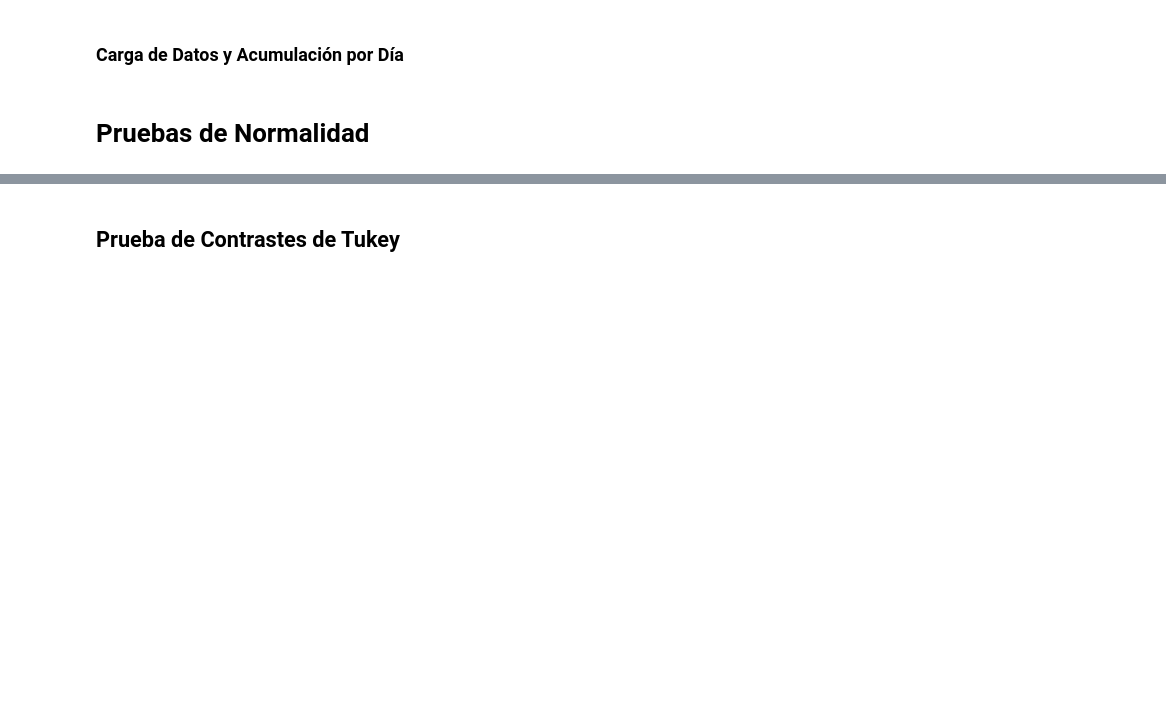
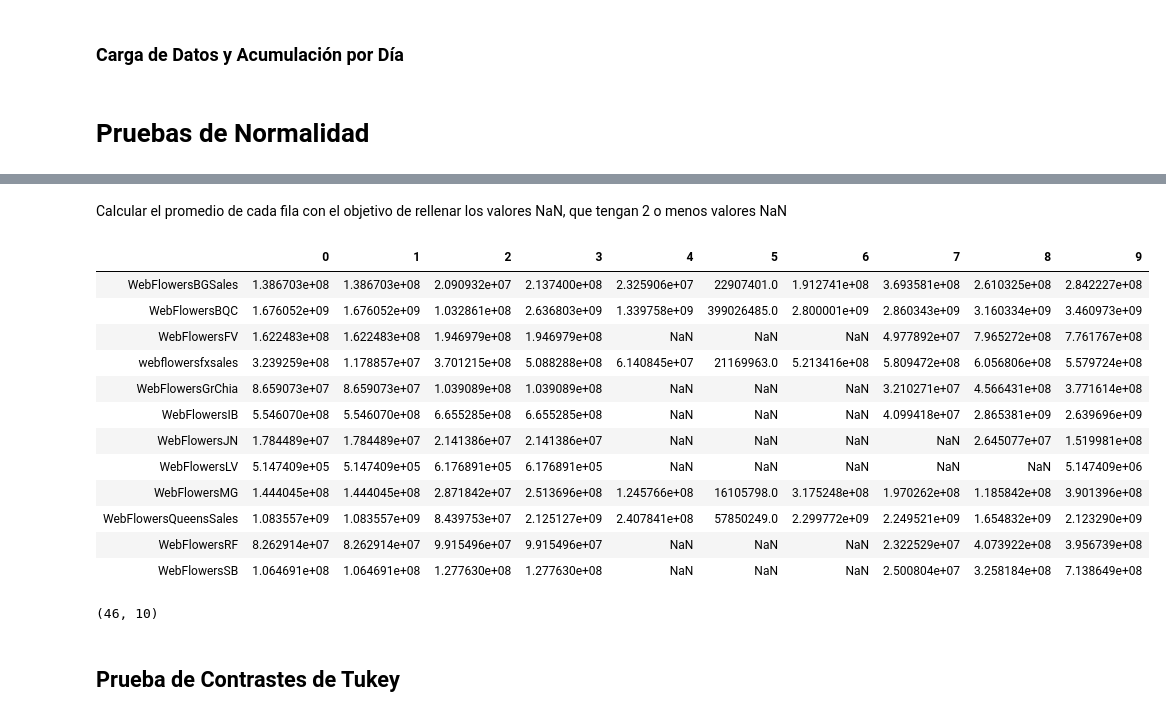
Before and after one commit to JuanLombana/MachineLearning, a Jupyter notebook: CloudLocation/Acumulados.ipynb, the cells around one changed output, grey strips where cells are left out. Saved outputs shown, nothing was run; the diff lists cells and outputs as text; code cells hidden in the pictures; blank space fills up the shorter version.

```diff
--- a/CloudLocation/Acumulados.ipynb
+++ b/CloudLocation/Acumulados.ipynb
@@ -93,3 +114,27 @@ for r in np.arange(0,11):
+# %% [markdown]
+Calcular el promedio de cada fila con el objetivo de rellenar los valores NaN, que tengan 2 o menos valores NaN
+# %%
+promedios = totalizadoDia[totalesNA].fillna(value=0).apply(np.average,axis=1)
+totalizadoDia[totalesNA]=totalizadoDia[totalesNA].transpose().fillna(value=pd.Series(promedios),axis=0,limit=2).transpose()
+totalizadoDia[totalesNA]
+# %% [output]
+|  | 0 | 1 | 2 | 3 | 4 | 5 | 6 | 7 | 8 | 9 |
+| WebFlowersBGSales | 1.386703e+08 | 1.386703e+08 | 2.090932e+07 | 2.137400e+08 | 2.325906e+07 | 22907401.0 | 1.912741e+08 | 3.693581e+08 | 2.610325e+08 | 2.842227e+08 |
+| WebFlowersBQC | 1.676052e+09 | 1.676052e+09 | 1.032861e+08 | 2.636803e+09 | 1.339758e+09 | 399026485.0 | 2.800001e+09 | 2.860343e+09 | 3.160334e+09 | 3.460973e+09 |
+| WebFlowersFV | 1.622483e+08 | 1.622483e+08 | 1.946979e+08 | 1.946979e+08 | NaN | NaN | NaN | 4.977892e+07 | 7.965272e+08 | 7.761767e+08 |
+| webflowersfxsales | 3.239259e+08 | 1.178857e+07 | 3.701215e+08 | 5.088288e+08 | 6.140845e+07 | 21169963.0 | 5.213416e+08 | 5.809472e+08 | 6.056806e+08 | 5.579724e+08 |
+| WebFlowersGrChia | 8.659073e+07 | 8.659073e+07 | 1.039089e+08 | 1.039089e+08 | NaN | NaN | NaN | 3.210271e+07 | 4.566431e+08 | 3.771614e+08 |
+| WebFlowersIB | 5.546070e+08 | 5.546070e+08 | 6.655285e+08 | 6.655285e+08 | NaN | NaN | NaN | 4.099418e+07 | 2.865381e+09 | 2.639696e+09 |
+| WebFlowersJN | 1.784489e+07 | 1.784489e+07 | 2.141386e+07 | 2.141386e+07 | NaN | NaN | NaN | NaN | 2.645077e+07 | 1.519981e+08 |
+| WebFlowersLV | 5.147409e+05 | 5.147409e+05 | 6.176891e+05 | 6.176891e+05 | NaN | NaN | NaN | NaN | NaN | 5.147409e+06 |
+| WebFlowersMG | 1.444045e+08 | 1.444045e+08 | 2.871842e+07 | 2.513696e+08 | 1.245766e+08 | 16105798.0 | 3.175248e+08 | 1.970262e+08 | 1.185842e+08 | 3.901396e+08 |
+| WebFlowersQueensSales | 1.083557e+09 | 1.083557e+09 | 8.439753e+07 | 2.125127e+09 | 2.407841e+08 | 57850249.0 | 2.299772e+09 | 2.249521e+09 | 1.654832e+09 | 2.123290e+09 |
+| WebFlowersRF | 8.262914e+07 | 8.262914e+07 | 9.915496e+07 | 9.915496e+07 | NaN | NaN | NaN | 2.322529e+07 | 4.073922e+08 | 3.956739e+08 |
+| WebFlowersSB | 1.064691e+08 | 1.064691e+08 | 1.277630e+08 | 1.277630e+08 | NaN | NaN | NaN | 2.500804e+07 | 3.258184e+08 | 7.138649e+08 |
+# %%
+totalizadoDia.dropna(axis=0,how='any').shape
+# %% [output]
+(46, 10)
 # %% [markdown]
 ## Prueba de Contrastes de Tukey
 # %%
```
Also changed, not shown: parts of 12 cells of this notebook, 1 other file.
